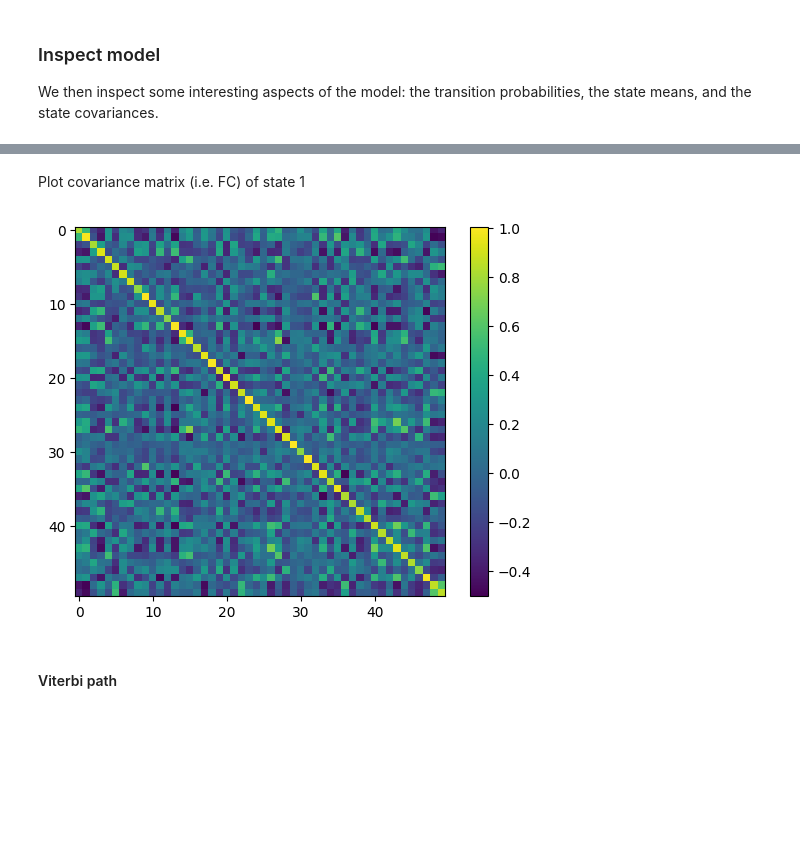
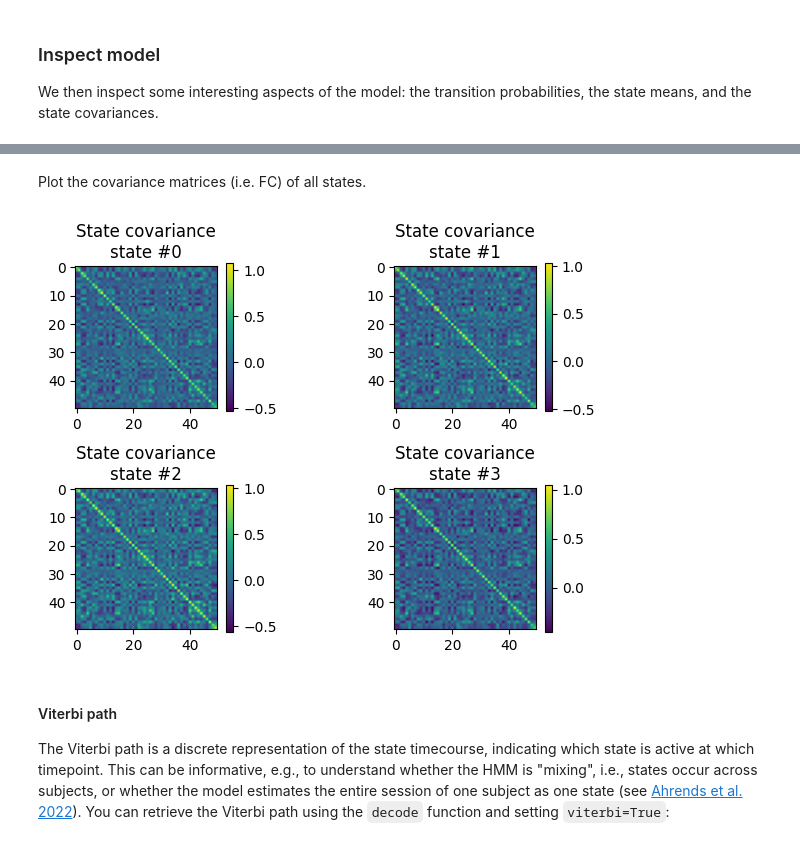
Before and after one commit to vidaurre/glhmm, a Jupyter notebook: docs/notebooks/GaussianHMM_example.ipynb, the cells around one changed output, grey strips where cells are left out. Cells and saved outputs as stored; diff of their text form; code cells hidden in the pictures; blank space fills up the shorter version.

```diff
--- a/docs/notebooks/GaussianHMM_example.ipynb
+++ b/docs/notebooks/GaussianHMM_example.ipynb
@@ -99,10 +119,16 @@ plt.show()
 # %% [markdown]
-Plot covariance matrix (i.e. FC) of state 1
+Plot the covariance matrices (i.e. FC) of all states.
-# %%
-plt.imshow(state_FC[:,:,0])
-plt.colorbar()
-plt.show()
-# %% [output]
-[figure, removed]
-# %% [markdown]
-#### Viterbi path
+# %%
+for k in range(4):
+    plt.subplot(2,2,k+1)
+    plt.imshow(state_FC[:,:,k])
+    plt.colorbar()
+    plt.title("State covariance\nstate #%s" % (k))
+plt.subplots_adjust(hspace=0.5, wspace=0.8)
+plt.show()
+# %% [output]
+[figure, added]
+# %% [markdown]
+#### Viterbi path
+The Viterbi path is a discrete representation of the state timecourse, indicating which state is active at which timepoint. This can be informative, e.g., to understand whether the HMM is "mixing", i.e., states occur across subjects, or whether the model estimates the entire session of one subject as one state (see [Ahrends et al. 2022](https://www.ncbi.nlm.nih.gov/pmc/articles/PMC9361391/)).
+You can retrieve the Viterbi path using the `decode` function and setting `viterbi=True`:
```
Also changed, not shown: parts of 29 cells of this notebook.
